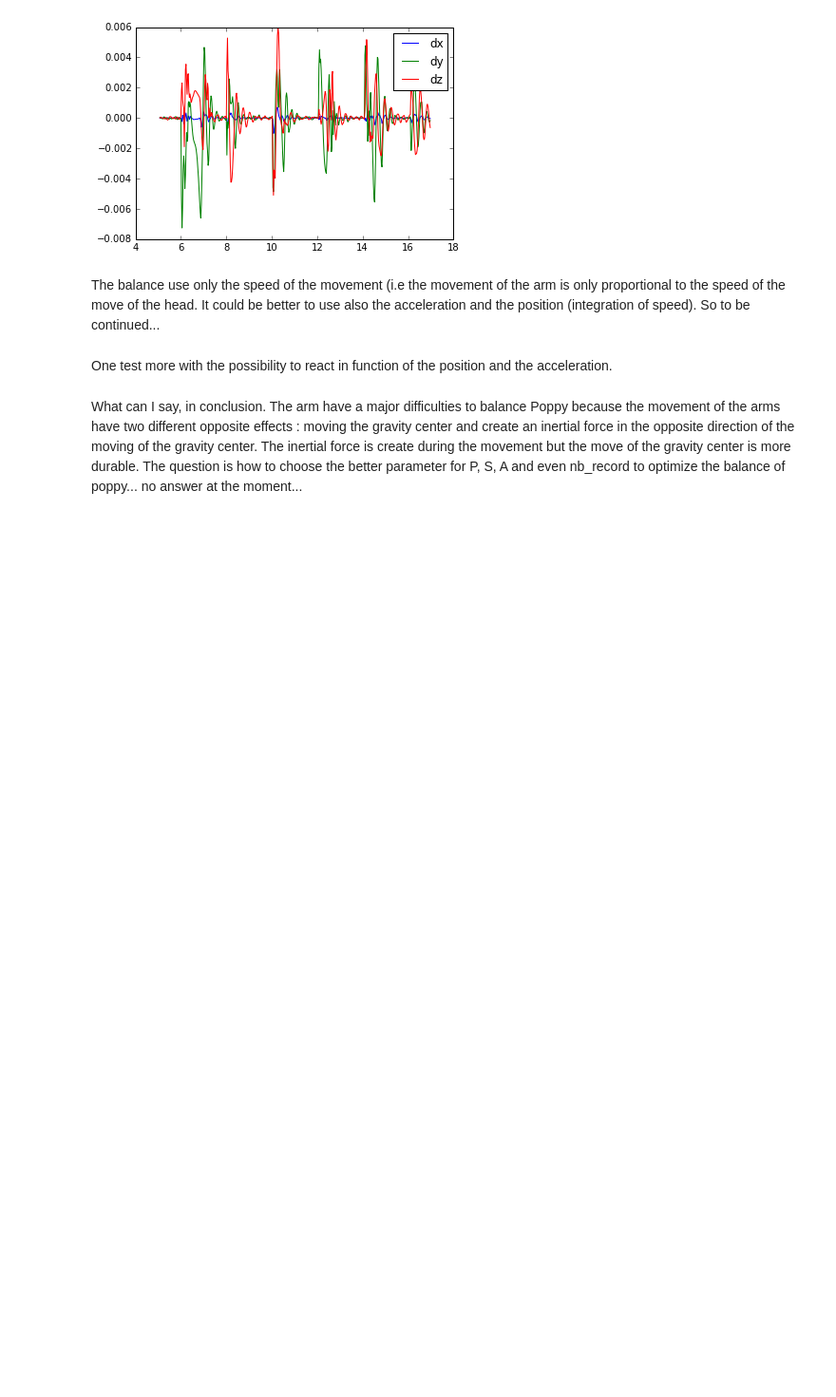
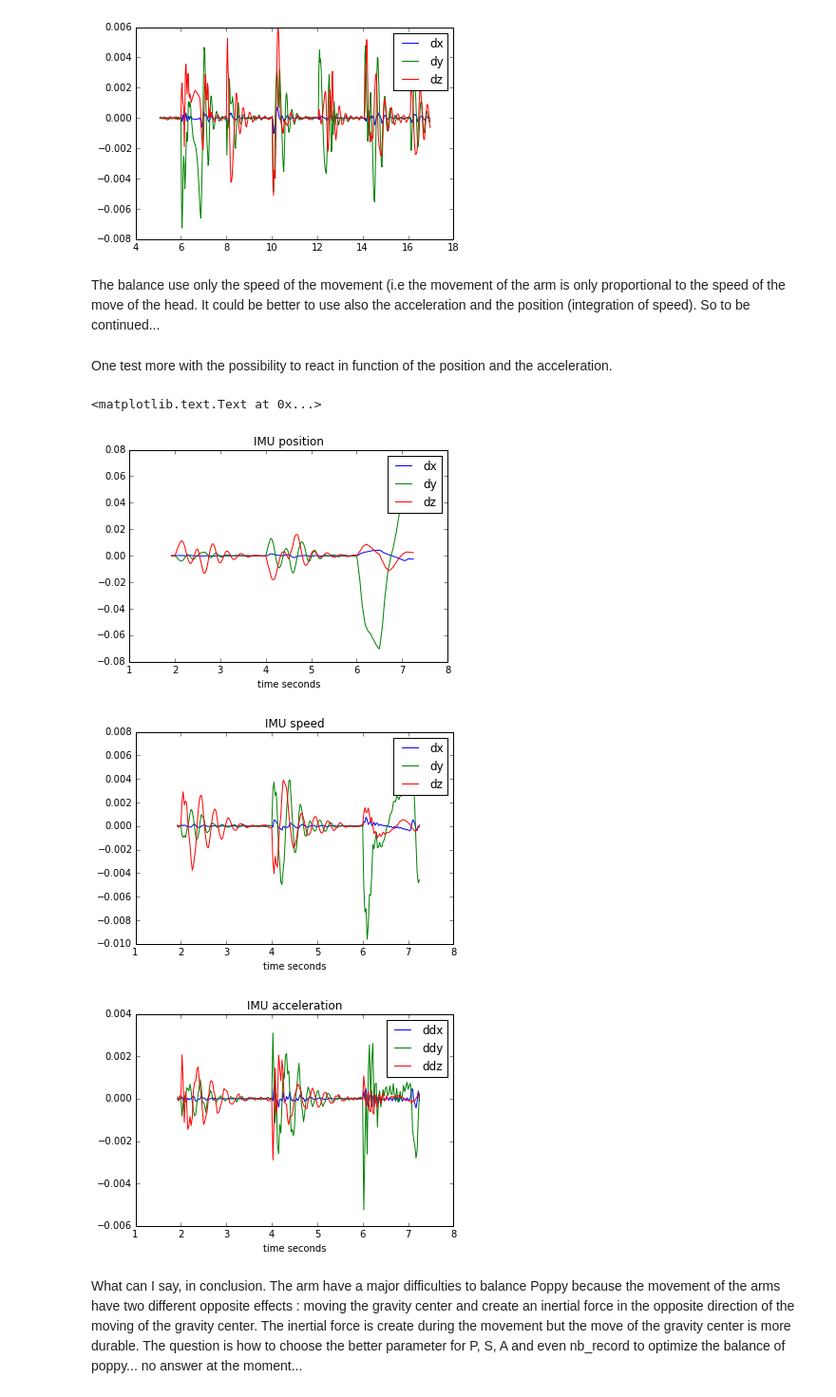
Before and after one commit to jjehl/poppy_balance, a Jupyter notebook: balance_arm.ipynb, the cells around one changed output. Shown at 95% size. Drawn from its saved outputs; the diff is of its cells as text; code cells hidden in the pictures; blank space fills up the shorter version.

```diff
--- a/balance_arm.ipynb
+++ b/balance_arm.ipynb
@@ -69,7 +69,7 @@ def rotate_matrix(a,b,g):
     Rx = np.mat([[1,0,0], [0,cos(a),-sin(a)], [0,sin(a),cos(a)]])
     Ry = np.mat([[cos(b),0,sin(b)], [0,1,0], [-sin(b),0,cos(b)]])
     Rz = np.mat([[cos(g),-sin(g),0], [sin(g),cos(g),0], [0,0,1]])
-    Rot = Rx*Ry*Rz
+    Rot = Rz*Ry*Rx
     return Rot
 
 list_pos_x = []
@@ -93,8 +93,8 @@ while time.time() - t0 < 60:
 
         #balance the movement with an opposite movement of the arm
         #le terme instantanée doit être ajouté à un terme intégré sur les 10 derniers mouvements
-        poppy.r_shoulder_y.goal_position = -d_pos[1]*2000
-        poppy.l_shoulder_y.goal_position = -d_pos[1]*2000
+        poppy.r_shoulder_y.goal_position = d_pos[1]*2000
+        poppy.l_shoulder_y.goal_position = d_pos[1]*2000
         poppy.r_shoulder_x.goal_position = -20-d_pos[2]*2000
         poppy.l_shoulder_x.goal_position = 20-d_pos[2]*2000
 
@@ -119,9 +119,9 @@ The balance use only the speed of the movement (i.e the movement of the arm is o
 One test more with the possibility to react in function of the position and the acceleration.
 # %%
 # choose the coefficient you want to apply to speed, position and acceleration. (P S A)
-P = 300
-S = 800
-A = 0
+P = 200
+S = 2000
+A = 2000
 
 
 class IMU:
@@ -154,58 +154,102 @@ def rotate_matrix(a,b,g):
     Rx = np.mat([[1,0,0], [0,cos(a),-sin(a)], [0,sin(a),cos(a)]])
     Ry = np.mat([[cos(b),0,sin(b)], [0,1,0], [-sin(b),0,cos(b)]])
     Rz = np.mat([[cos(g),-sin(g),0], [sin(g),cos(g),0], [0,0,1]])
-    Rot = Rx*Ry*Rz
+    Rot = Rz*Ry*Rx
     return Rot
 
 list_pos_x = []
 list_pos_y = []
 list_pos_z = []
+
+list_speed_x = []
+list_speed_y = []
+list_speed_z = []
+
+list_acceleration_x = []
+list_acceleration_y = []
+list_acceleration_z = []
+
 t= []
 
 pos0 = np.mat(poppy.get_object_position('head_visual')).transpose()
 t0 = time.time()
 time.sleep(0.01)
 
+IMU_x = IMU(20)
 IMU_y = IMU(20)
 IMU_z = IMU(20)
 
-while time.time() - t0 < 120:
+while time.time() - t0 < 15:
     pos1 = np.mat(poppy.get_object_position('head_visual')).transpose()
     if any(pos1 != pos0):
         d_pos = pos1-pos0
 
         #make a rotation to d_pos to transpose the movement in a relative frame (frame of chest_visual)
         orient_chest = poppy.get_object_orientation('chest_visual')
         Rot=rotate_matrix(-orient_chest[0],-orient_chest[1],-orient_chest[2])
         d_pos=Rot*d_pos
 
         # record the speed with the IMU class
+        IMU_x.add_pos(float(d_pos[0]))
         IMU_y.add_pos(float(d_pos[1]))
         IMU_z.add_pos(float(d_pos[2]))
 
         #balance the movement with an opposite movement of the arm
 
-        poppy.r_shoulder_y.goal_position = -IMU_y.speed()*S-IMU_y.position()*P-IMU_y.acceleration()*A
-        poppy.l_shoulder_y.goal_position = -IMU_y.speed()*S-IMU_y.position()*P-IMU_y.acceleration()*A
-        poppy.r_shoulder_x.goal_position = -20+IMU_z.speed()*S+IMU_z.position()*P+IMU_z.acceleration()*A
-        poppy.l_shoulder_x.goal_position = 20+IMU_z.speed()*S+IMU_z.position()*P+IMU_z.acceleration()*A
+        poppy.r_shoulder_y.goal_position = IMU_y.speed()*S+IMU_y.position()*P+IMU_y.acceleration()*A
+        poppy.l_shoulder_y.goal_position = IMU_y.speed()*S+IMU_y.position()*P+IMU_y.acceleration()*A
+        poppy.r_shoulder_x.goal_position = -20-IMU_z.speed()*S-IMU_z.position()*P-IMU_z.acceleration()*A
+        poppy.l_shoulder_x.goal_position = 20-IMU_z.speed()*S-IMU_z.position()*P-IMU_z.acceleration()*A
 
 
 
+        # record for graph
+        list_pos_x.append(IMU_x.position())
+        list_pos_y.append(IMU_y.position())
+        list_pos_z.append(IMU_z.position())
 
-        list_pos_x.append(float(d_pos[0]))
-        list_pos_y.append(float(d_pos[1]))
-        list_pos_z.append(float(d_pos[2]))
+        list_speed_x.append(IMU_x.speed())
+        list_speed_y.append(IMU_y.speed())
+        list_speed_z.append(IMU_z.speed())
+
+        list_acceleration_x.append(IMU_x.acceleration())
+        list_acceleration_y.append(IMU_y.acceleration())
+        list_acceleration_z.append(IMU_z.acceleration())
+
         t.append(poppy.current_simulation_time)
+
         pos0 = pos1
     time.sleep(0.01)
 
 
-
+figure(1)
 plot(t, list_pos_x)
 plot(t, list_pos_y)
 plot(t, list_pos_z)
 legend(('dx', 'dy','dz'))
+xlabel('time seconds')
+title ('IMU position')
+
+figure(2)
+plot(t, list_speed_x)
+plot(t, list_speed_y)
+plot(t, list_speed_z)
+legend(('dx', 'dy','dz'))
+xlabel('time seconds')
+title ('IMU speed')
+
+figure(3)
+plot(t, list_acceleration_x)
+plot(t, list_acceleration_y)
+plot(t, list_acceleration_z)
+legend(('ddx', 'ddy','ddz'))
+xlabel('time seconds')
+title ('IMU acceleration')
+# %% [output]
+<matplotlib.text.Text at 0x...>
+[figure, added]
+[figure, added]
+[figure, added]
 # %% [markdown]
 What can I say, in conclusion. The arm have a major difficulties to balance Poppy because the movement of the arms have two different opposite effects : moving the gravity center and create an inertial force in the opposite direction of the moving of the gravity center. The inertial force is create during the movement but the move of the gravity center is more durable.
 The question is how to choose the better parameter for P, S, A and even nb_record to optimize the balance of poppy... no answer at the moment...
```
Also changed, not shown: 1 other file.
